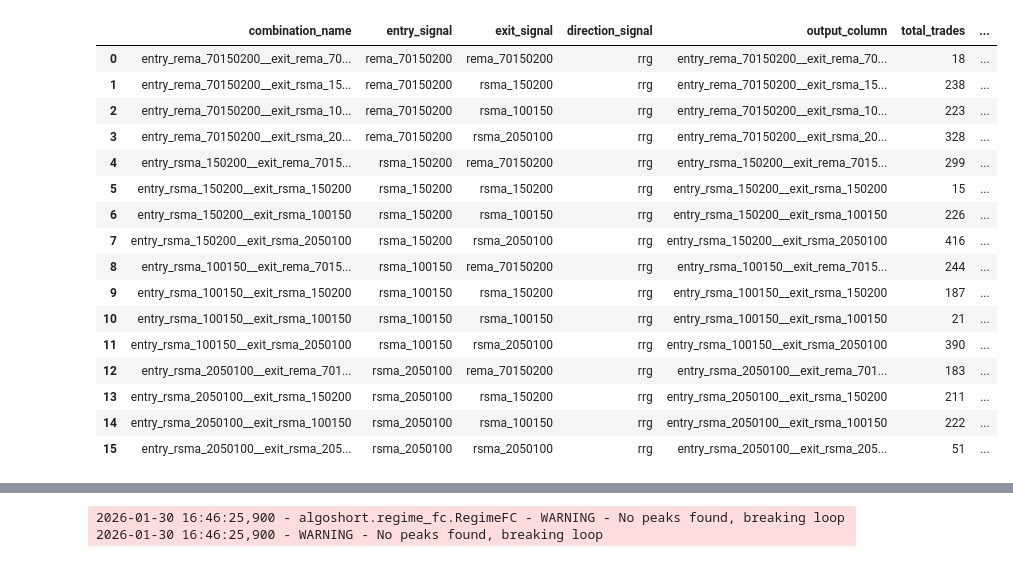
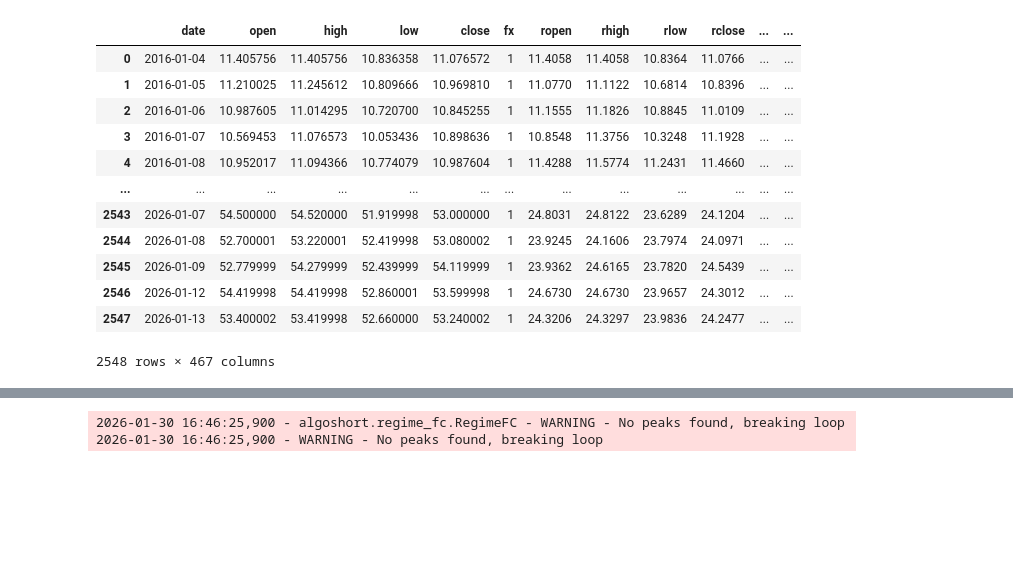
Before and after one commit to laceto/algoshort, a Jupyter notebook: 1_test_package copy 3.ipynb, the cells around one changed output, grey strips where cells are left out. Drawn from its saved outputs; the diff is of its cells as text; code cells hidden in the pictures; blank space fills up the shorter version.

```diff
--- a/1_test_package copy 3.ipynb
+++ b/1_test_package copy 3.ipynb
@@ -16,8 +16,8 @@ from datetime import date
 from algoshort.wrappers import generate_signals
 
 handler = YFinanceDataHandler(cache_dir="./cache", enable_logging=False)
-handler.download_data(['CEM.MI', 'FTSEMIB.MI'], start='2016-01-01', end=date.today(), use_cache=False)
-df = handler.get_ohlc_data('CEM.MI')
+handler.download_data(['MONC.MI', 'FTSEMIB.MI'], start='2016-01-01', end=date.today(), use_cache=True)
+df = handler.get_ohlc_data('MONC.MI')
 df['fx'] = 1
 df.set_index('date')
 bmk = handler.get_ohlc_data('FTSEMIB.MI')
@@ -70,15 +68,15 @@ df = processor.calculate_relative_prices(
 # %%
 tt_search_space = {
-    'fast': [10, 20, 30],
-    'slow': [50, 50, 70]
+    'fast': [20, 30],
+    'slow': [50, 70]
 }
 
 bo_search_space = [50, 100, 150]
 
 ma_search_space = {
-    'short_ma': [20, 50, 70],
-    'medium_ma': [50, 100, 150],
-    'long_ma': [100, 150, 200]
+    'short_ma': [50, 70],
+    'medium_ma': [100, 150],
+    'long_ma': [150, 200]
 }
 
 
@@ -159,11 +131,11 @@ signal_columns
 # %%
-from algoshort.combiner import HybridSignalCombiner
+# from algoshort.combiner import HybridSignalCombiner
 
-combiner = HybridSignalCombiner(
-    verbose=True,
-    direction_col='rrg',
-    entry_col='rbo_100',
-    exit_col='rsma_2050100'
-    )
-df = combiner.combine_signals(df, allow_flips=True, require_regime_alignment=True)
-df
+# combiner = HybridSignalCombiner(
+#     verbose=True,
+#     direction_col='rrg',
+#     entry_col='rbo_100',
+#     exit_col='rsma_2050100'
+#     )
+# df = combiner.combine_signals(df, allow_flips=True, require_regime_alignment=True)
+# df
@@ -220,7 +164,7 @@ signal_columns
  'rema_150200',
  'rema_70150200']
 # %%
-signal_columns = ['rema_70150200', 'rsma_150200', 'rsma_100150', 'rsma_2050100']
+# signal_columns = ['rema_70150200', 'rsma_150200', 'rsma_100150', 'rsma_2050100']
 # %%
 from algoshort.combiner import SignalGridSearch
 
@@ -264,21 +310,22 @@ Failed combinations: 0
 # %%
-results
+# results.combination_name
+# results.entry_signal
+# results.exit_signal
+# results.output_column
+# results['output_column']
+searcher.df
 # %% [output]
-|  | combination_name | entry_signal | exit_signal | direction_signal | output_column | total_trades | ... |
-| 0 | entry_rema_70150200__exit_rema_70... | rema_70150200 | rema_70150200 | rrg | entry_rema_70150200__exit_rema_70... | 18 | ... |
-| 1 | entry_rema_70150200__exit_rsma_15... | rema_70150200 | rsma_150200 | rrg | entry_rema_70150200__exit_rsma_15... | 238 | ... |
-| 2 | entry_rema_70150200__exit_rsma_10... | rema_70150200 | rsma_100150 | rrg | entry_rema_70150200__exit_rsma_10... | 223 | ... |
-| 3 | entry_rema_70150200__exit_rsma_20... | rema_70150200 | rsma_2050100 | rrg | entry_rema_70150200__exit_rsma_20... | 328 | ... |
-| 4 | entry_rsma_150200__exit_rema_7015... | rsma_150200 | rema_70150200 | rrg | entry_rsma_150200__exit_rema_7015... | 299 | ... |
-| 5 | entry_rsma_150200__exit_rsma_150200 | rsma_150200 | rsma_150200 | rrg | entry_rsma_150200__exit_rsma_150200 | 15 | ... |
-| 6 | entry_rsma_150200__exit_rsma_100150 | rsma_150200 | rsma_100150 | rrg | entry_rsma_150200__exit_rsma_100150 | 226 | ... |
-| 7 | entry_rsma_150200__exit_rsma_2050100 | rsma_150200 | rsma_2050100 | rrg | entry_rsma_150200__exit_rsma_2050100 | 416 | ... |
-| 8 | entry_rsma_100150__exit_rema_7015... | rsma_100150 | rema_70150200 | rrg | entry_rsma_100150__exit_rema_7015... | 244 | ... |
-| 9 | entry_rsma_100150__exit_rsma_150200 | rsma_100150 | rsma_150200 | rrg | entry_rsma_100150__exit_rsma_150200 | 187 | ... |
-| 10 | entry_rsma_100150__exit_rsma_100150 | rsma_100150 | rsma_100150 | rrg | entry_rsma_100150__exit_rsma_100150 | 21 | ... |
-| 11 | entry_rsma_100150__exit_rsma_2050100 | rsma_100150 | rsma_2050100 | rrg | entry_rsma_100150__exit_rsma_2050100 | 390 | ... |
-| 12 | entry_rsma_2050100__exit_rema_701... | rsma_2050100 | rema_70150200 | rrg | entry_rsma_2050100__exit_rema_701... | 183 | ... |
-| 13 | entry_rsma_2050100__exit_rsma_150200 | rsma_2050100 | rsma_150200 | rrg | entry_rsma_2050100__exit_rsma_150200 | 211 | ... |
-| 14 | entry_rsma_2050100__exit_rsma_100150 | rsma_2050100 | rsma_100150 | rrg | entry_rsma_2050100__exit_rsma_100150 | 222 | ... |
-| 15 | entry_rsma_2050100__exit_rsma_205... | rsma_2050100 | rsma_2050100 | rrg | entry_rsma_2050100__exit_rsma_205... | 51 | ... |
+|  | date | open | high | low | close | fx | ropen | rhigh | rlow | rclose | ... | ... |
+| 0 | 2016-01-04 | 11.405756 | 11.405756 | 10.836358 | 11.076572 | 1 | 11.4058 | 11.4058 | 10.8364 | 11.0766 | ... | ... |
+| 1 | 2016-01-05 | 11.210025 | 11.245612 | 10.809666 | 10.969810 | 1 | 11.0770 | 11.1122 | 10.6814 | 10.8396 | ... | ... |
+| 2 | 2016-01-06 | 10.987605 | 11.014295 | 10.720700 | 10.845255 | 1 | 11.1555 | 11.1826 | 10.8845 | 11.0109 | ... | ... |
+| 3 | 2016-01-07 | 10.569453 | 11.076573 | 10.053436 | 10.898636 | 1 | 10.8548 | 11.3756 | 10.3248 | 11.1928 | ... | ... |
+| 4 | 2016-01-08 | 10.952017 | 11.094366 | 10.774079 | 10.987604 | 1 | 11.4288 | 11.5774 | 11.2431 | 11.4660 | ... | ... |
+| ... | ... | ... | ... | ... | ... | ... | ... | ... | ... | ... | ... | ... |
+| 2543 | 2026-01-07 | 54.500000 | 54.520000 | 51.919998 | 53.000000 | 1 | 24.8031 | 24.8122 | 23.6289 | 24.1204 | ... | ... |
+| 2544 | 2026-01-08 | 52.700001 | 53.220001 | 52.419998 | 53.080002 | 1 | 23.9245 | 24.1606 | 23.7974 | 24.0971 | ... | ... |
+| 2545 | 2026-01-09 | 52.779999 | 54.279999 | 52.439999 | 54.119999 | 1 | 23.9362 | 24.6165 | 23.7820 | 24.5439 | ... | ... |
+| 2546 | 2026-01-12 | 54.419998 | 54.419998 | 52.860001 | 53.599998 | 1 | 24.6730 | 24.6730 | 23.9657 | 24.3012 | ... | ... |
+| 2547 | 2026-01-13 | 53.400002 | 53.419998 | 52.660000 | 53.240002 | 1 | 24.3206 | 24.3297 | 23.9836 | 24.2477 | ... | ... |
+2548 rows × 467 columns
 # %%
```
Also changed, not shown: parts of 21 cells of this notebook.
